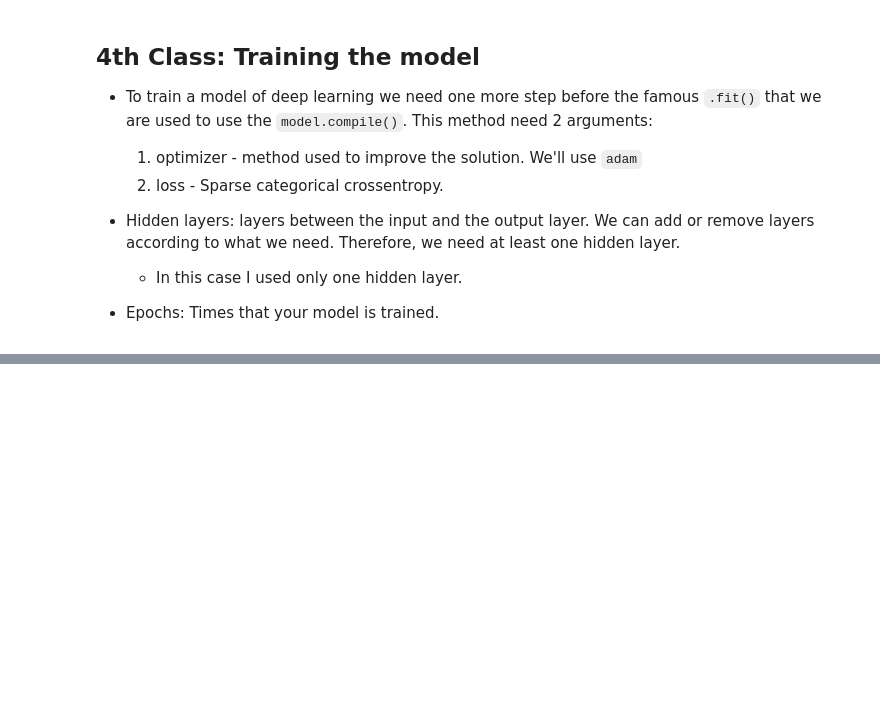
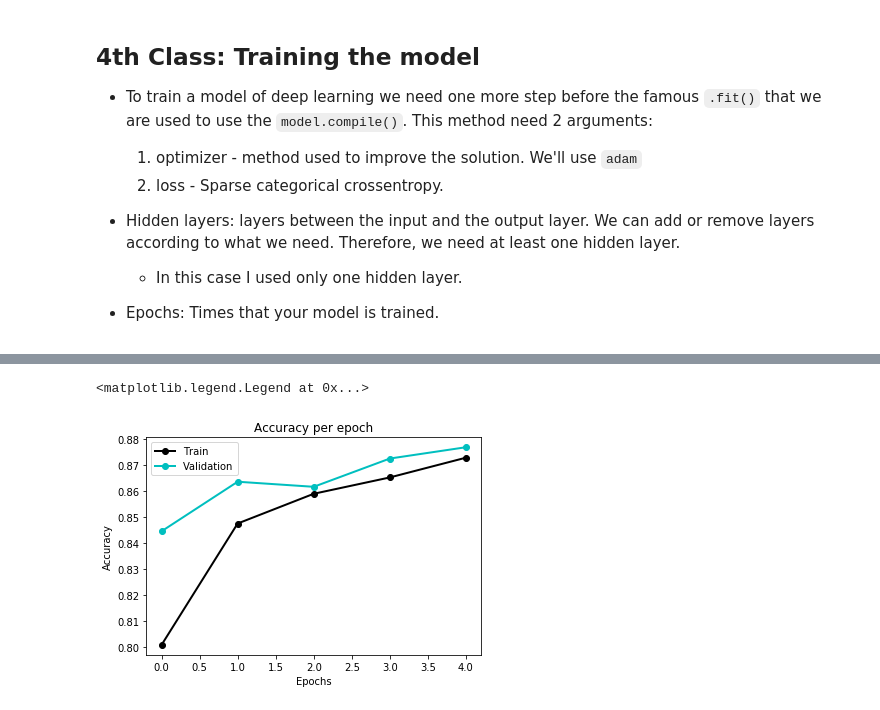
Before and after one commit to BrunaMS/machine_learning_course, a Jupyter notebook: 4_deep_learning_part_1/clothes_classifier.ipynb, the cells around one changed output, grey strips where cells are left out. Drawn from its saved outputs; the diff is of its cells as text; code cells hidden in the pictures; blank space fills up the shorter version.

```diff
--- a/4_deep_learning_part_1/clothes_classifier.ipynb
+++ b/4_deep_learning_part_1/clothes_classifier.ipynb
@@ -106,6 +106,7 @@ images_train = images_train / images_train.max()
 
 model = keras.Sequential([keras.layers.Flatten(input_shape = images_train[0].shape), # Input layer
                          keras.layers.Dense(256, activation = tensorflow.nn.relu),    # Processing layer; nn - neural network,
+                         keras.layers.Dropout(0.3),
                          keras.layers.Dense((identity_train.max() + 1), activation = tensorflow.nn.softmax)# output
                          ])
 # %% [markdown]
@@ -124,6 +125,6 @@ model.compile(optimizer = 'adam',
              loss = 'sparse_categorical_crossentropy',
              metrics = ['accuracy'])
 
-model.fit(images_train, identity_train, epochs = 5)
+historic = model.fit(images_train, identity_train, epochs = 5, validation_split = 0.3)
 # %% [output]
 Epoch 1/5
@@ -176,0 +191,11 @@ ID   Result ------- Answer
+# %%
+plt.figure()
+plt.plot(historic.history['accuracy'], 'ok-', linewidth=2)
+plt.plot(historic.history['val_accuracy'], 'oc-', linewidth=2)
+plt.title('Accuracy per epoch')
+plt.xlabel('Epochs')
+plt.ylabel('Accuracy')
+plt.legend(['Train', 'Validation'])
+# %% [output]
+<matplotlib.legend.Legend at 0x...>
+[figure, added]
```
Also changed, not shown: parts of 8 cells of this notebook, 1 other file.
